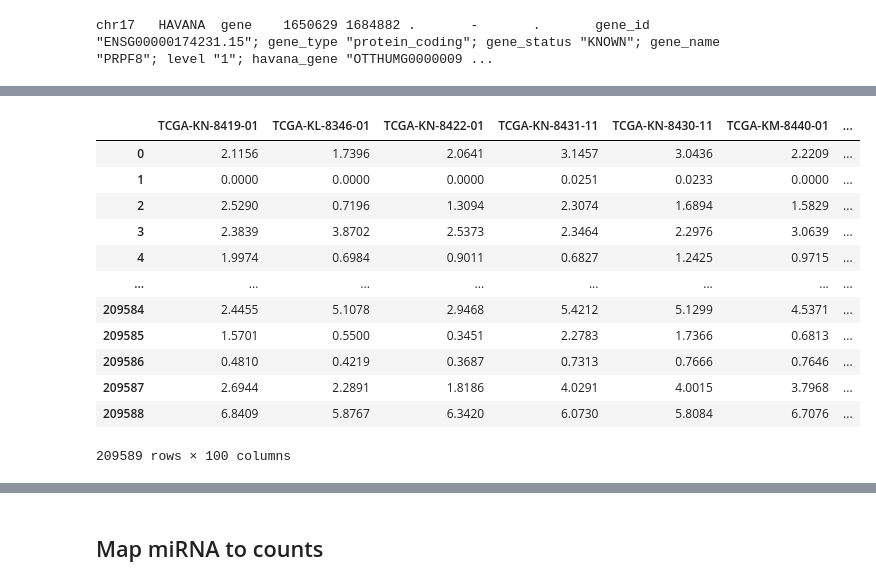
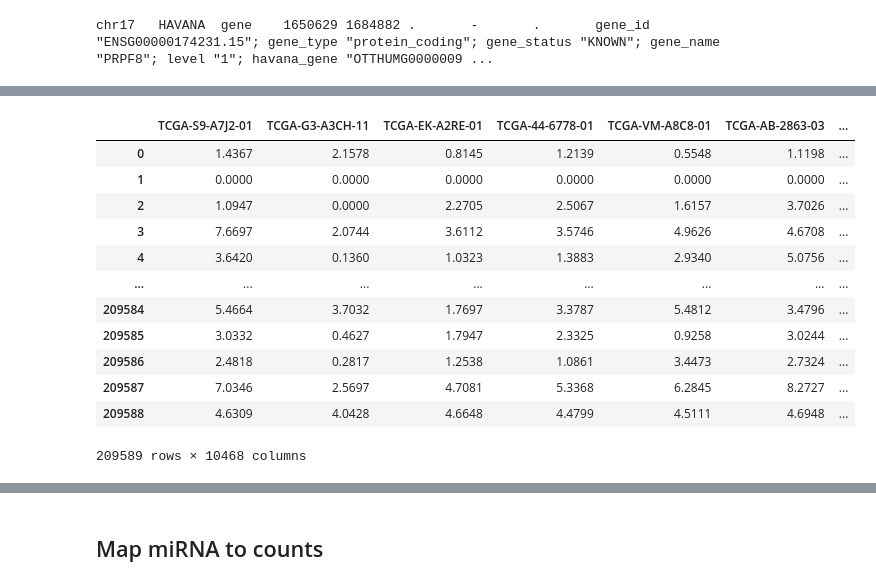
Before and after one commit to lenamariahackl/alt-splicing-mirna-reg, a Jupyter notebook: elastic_net.ipynb, the cells around one changed output, grey strips where cells are left out. Saved outputs shown, nothing was run; the diff lists cells and outputs as text; code cells hidden in the pictures.

Commit message:
PANCAN data

```diff
--- a/elastic_net.ipynb
+++ b/elastic_net.ipynb
@@ -11,10 +11,10 @@ import os
 import pandas as pd
 from pathlib import Path
 
-path = Path('C:/Users/Lena/Documents/auf mega gesyncte Dokumente/Uni/Master/Semester 5/Masterarbeit/alt-splicing-mirna-reg')
-tcga_path = Path('C:/Users/Lena/Documents/Master big files/UCSC_Xena_download/PANCAN')
-ann_path = Path('C:/Users/Lena/Documents/Master big files/manual_GDC_download')
+path = Path('data')
+tcga_path = Path(path/'PANCAN')
 path_tarp = Path(path/'tarp-bs')
+#ann_path = Path('C:/Users/Lena/Documents/Master big files/manual_GDC_download')
 # %%
 #read in df_gene: gene_id, g_id_v, transcript_id, t_id_v, chromosome, strand, start, end (1-N)
 df_gene = pd.read_csv(path/'gene_infos.csv', dtype={'ensembl_gene_id':str,'ensembl_gene_id_version':str,'ensembl_transcript_id':str, 'ensembl_transcript_id_version':str, 'chromosome_name':'category', 'strand':'int8', 'start_position':int, 'end_position':int})
@@ -107,12 +116,6 @@ chr17   HAVANA  gene    1650629 1684882 .       -       .       gene_id "ENSG000
 # %%
-#mirna_counts = pd.read_csv(tcga_path/'miRNA_HiSeq_gene', delimiter='	')
-#mirna_counts2 = pd.read_csv(tcga_path/'miRNA_GA_gene', delimiter='	')
-#mirna_counts3 = pd.read_csv(tcga_path/'pancanMiRs_EBadjOnProtocolPlatformWithoutRepsWithUnCorrectMiRs_08_04_16.xena', delimiter='	')
-
-exon_counts = pd.read_csv(tcga_path/'HiSeqV2_exon', delimiter='	')
-tran_exon = pd.read_csv(tcga_path/'unc_v2_exon_hg19_probe_TCGA', delimiter='	')
-exon_counts = exon_counts.merge(tran_exon, left_on='sample', right_on='id')
-exon_counts.drop(['sample', 'id'], axis=1, inplace=True)
+exon_counts = exon_counts.merge(tran_exon, left_on='Sample', right_on='id')
+exon_counts.drop(['Sample', 'id'], axis=1, inplace=True)
 #transform strand {-,+} to {-1,+1}
 exon_counts['strand'] = exon_counts.apply(lambda row: -1 if row.strand == '-' else 1, axis=1)
 exon_counts['chrom'] = exon_counts['chrom'].str[3:]
@@ -180,16 +163,16 @@ mirna_counts3
 # %%
-exon_counts2.head()
+exon_counts2
 # %% [output]
-|  | TCGA-KN-8419-01 | TCGA-KL-8346-01 | TCGA-KN-8422-01 | TCGA-KN-8431-11 | TCGA-KN-8430-11 | TCGA-KM-8440-01 | ... |
-| 0 | 2.1156 | 1.7396 | 2.0641 | 3.1457 | 3.0436 | 2.2209 | ... |
-| 1 | 0.0000 | 0.0000 | 0.0000 | 0.0251 | 0.0233 | 0.0000 | ... |
-| 2 | 2.5290 | 0.7196 | 1.3094 | 2.3074 | 1.6894 | 1.5829 | ... |
-| 3 | 2.3839 | 3.8702 | 2.5373 | 2.3464 | 2.2976 | 3.0639 | ... |
-| 4 | 1.9974 | 0.6984 | 0.9011 | 0.6827 | 1.2425 | 0.9715 | ... |
+|  | TCGA-S9-A7J2-01 | TCGA-G3-A3CH-11 | TCGA-EK-A2RE-01 | TCGA-44-6778-01 | TCGA-VM-A8C8-01 | TCGA-AB-2863-03 | ... |
+| 0 | 1.4367 | 2.1578 | 0.8145 | 1.2139 | 0.5548 | 1.1198 | ... |
+| 1 | 0.0000 | 0.0000 | 0.0000 | 0.0000 | 0.0000 | 0.0000 | ... |
+| 2 | 1.0947 | 0.0000 | 2.2705 | 2.5067 | 1.6157 | 3.7026 | ... |
+| 3 | 7.6697 | 2.0744 | 3.6112 | 3.5746 | 4.9626 | 4.6708 | ... |
+| 4 | 3.6420 | 0.1360 | 1.0323 | 1.3883 | 2.9340 | 5.0756 | ... |
 | ... | ... | ... | ... | ... | ... | ... | ... |
-| 209584 | 2.4455 | 5.1078 | 2.9468 | 5.4212 | 5.1299 | 4.5371 | ... |
-| 209585 | 1.5701 | 0.5500 | 0.3451 | 2.2783 | 1.7366 | 0.6813 | ... |
-| 209586 | 0.4810 | 0.4219 | 0.3687 | 0.7313 | 0.7666 | 0.7646 | ... |
-| 209587 | 2.6944 | 2.2891 | 1.8186 | 4.0291 | 4.0015 | 3.7968 | ... |
-| 209588 | 6.8409 | 5.8767 | 6.3420 | 6.0730 | 5.8084 | 6.7076 | ... |
+| 209584 | 5.4664 | 3.7032 | 1.7697 | 3.3787 | 5.4812 | 3.4796 | ... |
+| 209585 | 3.0332 | 0.4627 | 1.7947 | 2.3325 | 0.9258 | 3.0244 | ... |
+| 209586 | 2.4818 | 0.2817 | 1.2538 | 1.0861 | 3.4473 | 2.7324 | ... |
+| 209587 | 7.0346 | 2.5697 | 4.7081 | 5.3368 | 6.2845 | 8.2727 | ... |
+| 209588 | 4.6309 | 4.0428 | 4.6648 | 4.4799 | 4.5111 | 4.6948 | ... |
-209589 rows × 100 columns
+209589 rows × 10468 columns
```
Also changed, not shown: parts of 13 cells of this notebook, 2 other files.
